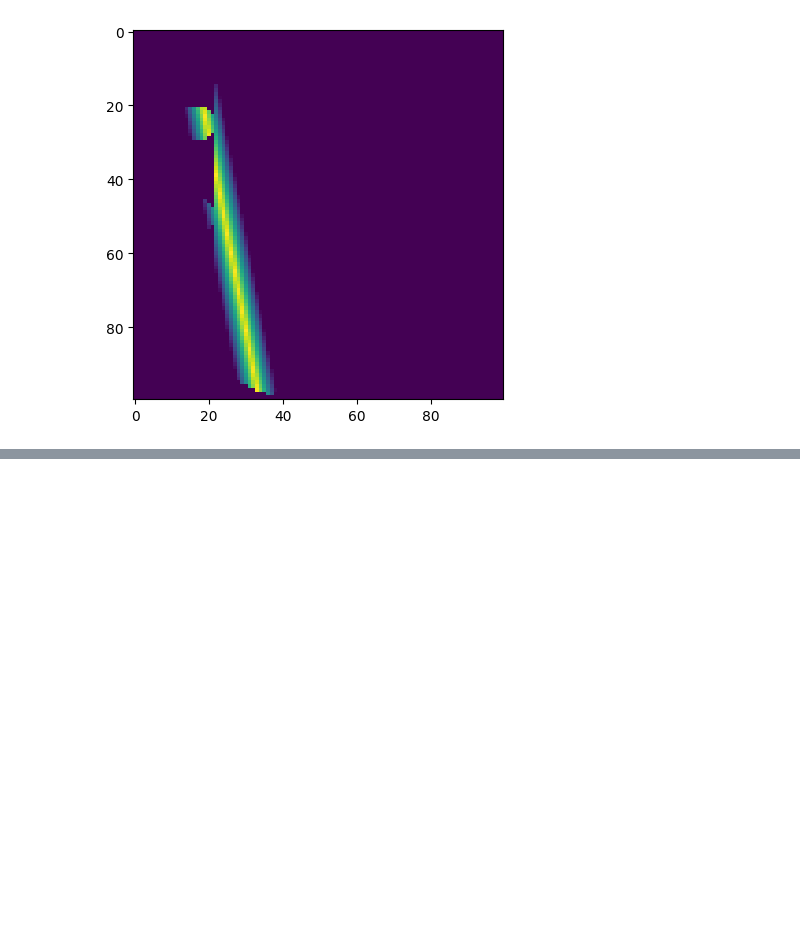
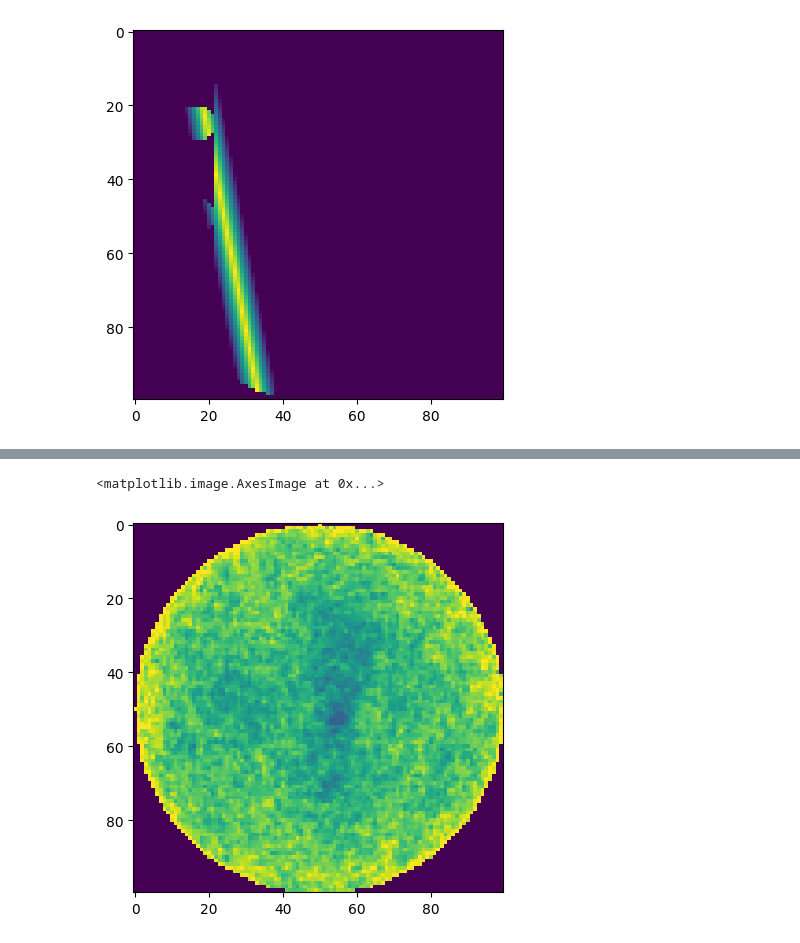
Before and after one commit to mitrydoug/string-art, a Jupyter notebook: notebooks/StringArt.ipynb, the cells around one changed output, grey strips where cells are left out. Saved outputs shown, nothing was run; the diff lists cells and outputs as text; code cells hidden in the pictures; blank space fills up the shorter version.

```diff
--- a/notebooks/StringArt.ipynb
+++ b/notebooks/StringArt.ipynb
@@ -314,0 +426,8 @@ plt.imshow(A)
+# %%
+simg = np.load("../src/simg.dat")
+# %%
+simg = simg.reshape(100, 100)
+plt.imshow(simg)
+# %% [output]
+<matplotlib.image.AxesImage at 0x...>
+[figure, added]
```
Also changed, not shown: parts of 26 cells of this notebook, 7 other files.
